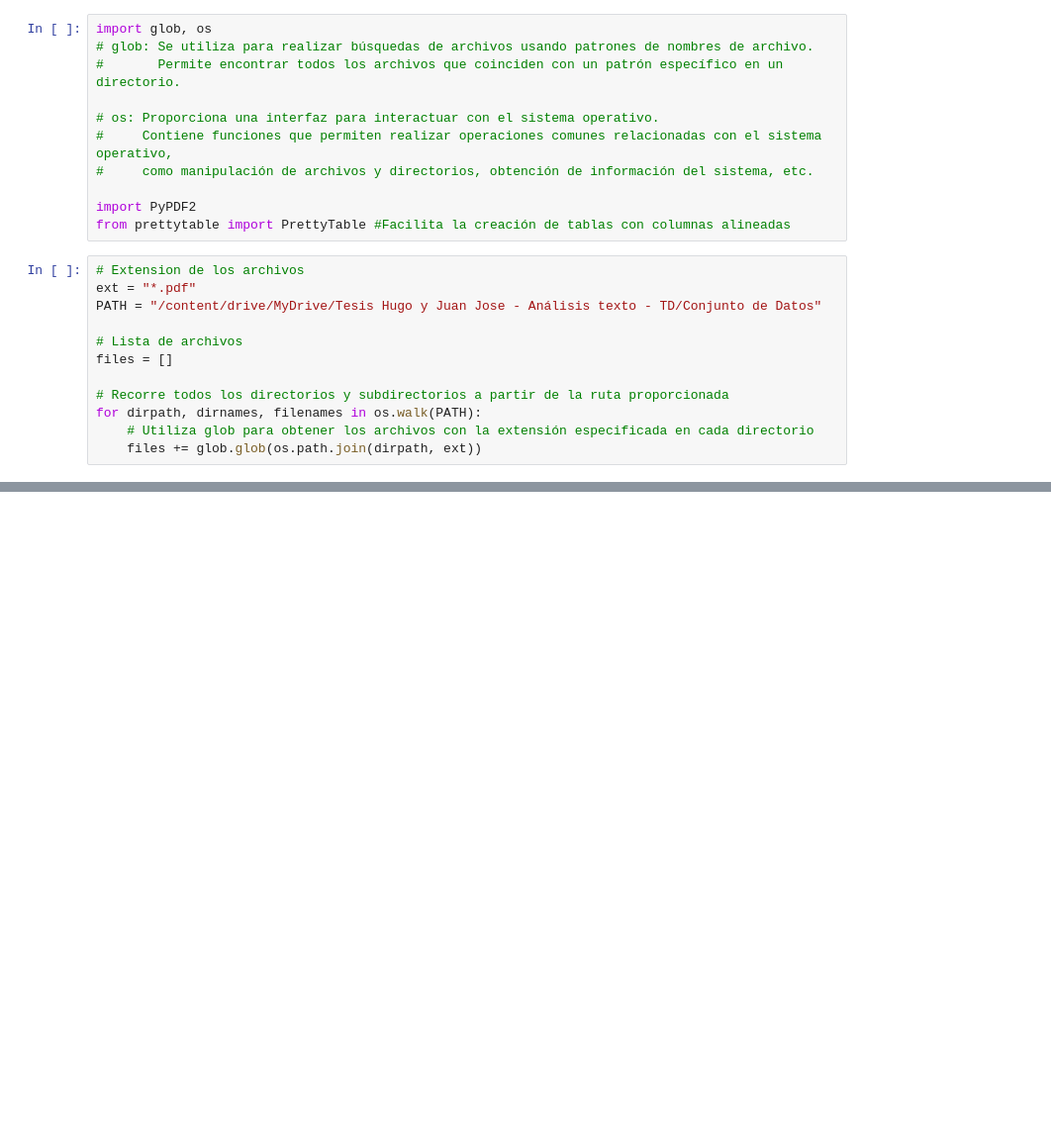
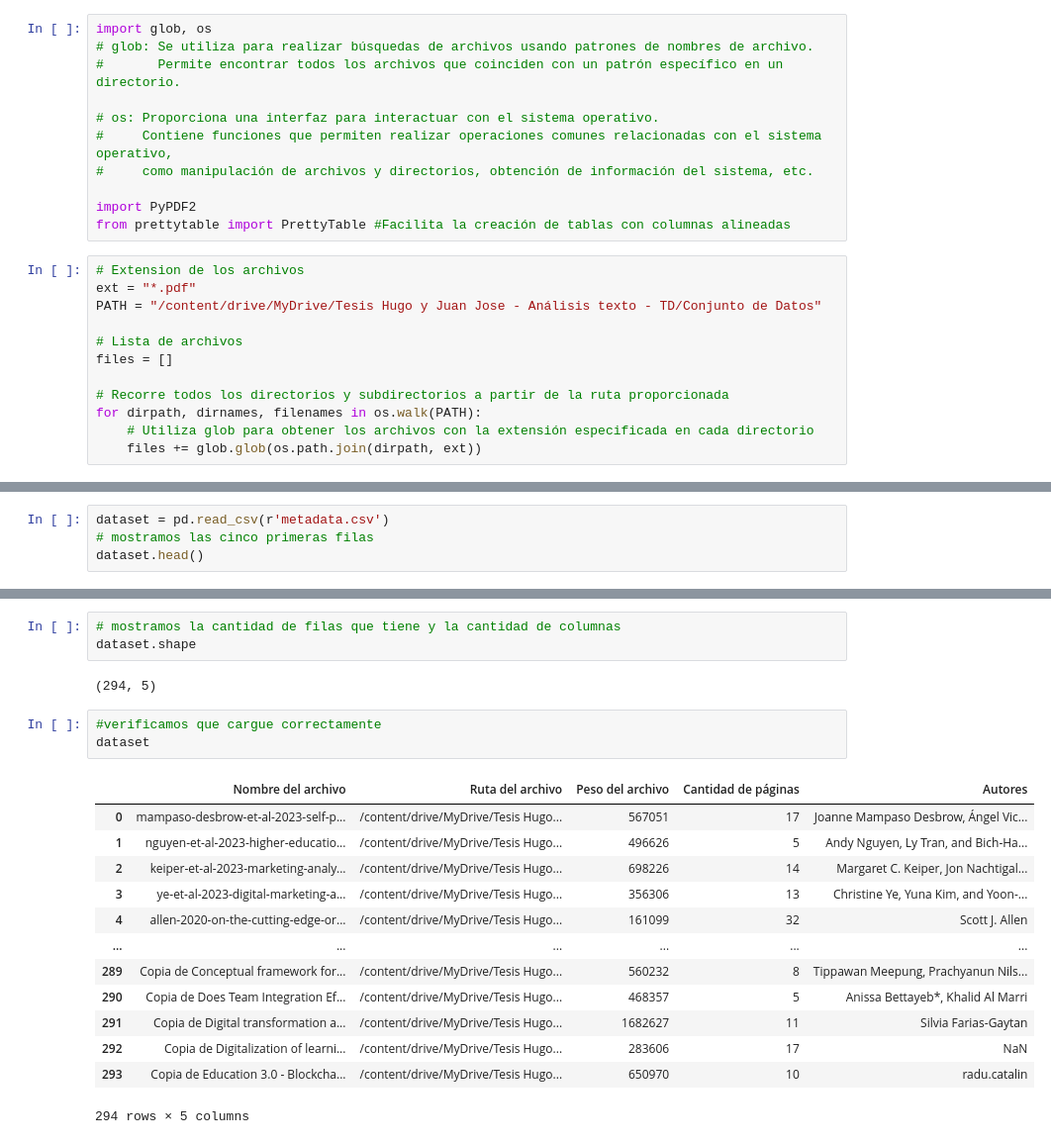
Before and after one commit to Jjmorenog/Analisis-de-texto-automatico, a Jupyter notebook: Analisis_de_texto.ipynb, the cells around one changed output, grey strips where cells are left out. Shown at 99% size. Drawn from its saved outputs; the diff is of its cells as text; blank space fills up the shorter version.

```diff
--- a/Analisis_de_texto.ipynb
+++ b/Analisis_de_texto.ipynb
@@ -113,0 +170,4 @@ Número de páginas: 24
+# %%
+dataset = pd.read_csv(r'metadata.csv')
+# mostramos las cinco primeras filas
+dataset.head()
@@ -113,0 +181,22 @@ Número de páginas: 24
+# %%
+# mostramos la cantidad de filas que tiene y la cantidad de columnas
+dataset.shape
+# %% [output]
+(294, 5)
+# %%
+#verificamos que cargue correctamente
+dataset
+# %% [output]
+|  | Nombre del archivo | Ruta del archivo | Peso del archivo | Cantidad de páginas | Autores |
+| 0 | mampaso-desbrow-et-al-2023-self-p... | /content/drive/MyDrive/Tesis Hugo... | 567051 | 17 | Joanne Mampaso Desbrow, Ángel Vic... |
+| 1 | nguyen-et-al-2023-higher-educatio... | /content/drive/MyDrive/Tesis Hugo... | 496626 | 5 | Andy Nguyen, Ly Tran, and Bich-Ha... |
+| 2 | keiper-et-al-2023-marketing-analy... | /content/drive/MyDrive/Tesis Hugo... | 698226 | 14 | Margaret C. Keiper, Jon Nachtigal... |
+| 3 | ye-et-al-2023-digital-marketing-a... | /content/drive/MyDrive/Tesis Hugo... | 356306 | 13 | Christine Ye, Yuna Kim, and Yoon-... |
+| 4 | allen-2020-on-the-cutting-edge-or... | /content/drive/MyDrive/Tesis Hugo... | 161099 | 32 | Scott J. Allen |
+| ... | ... | ... | ... | ... | ... |
+| 289 | Copia de Conceptual framework for... | /content/drive/MyDrive/Tesis Hugo... | 560232 | 8 | Tippawan Meepung, Prachyanun Nils... |
+| 290 | Copia de Does Team Integration Ef... | /content/drive/MyDrive/Tesis Hugo... | 468357 | 5 | Anissa Bettayeb*, Khalid Al Marri |
+| 291 | Copia de Digital transformation a... | /content/drive/MyDrive/Tesis Hugo... | 1682627 | 11 | Silvia Farias-Gaytan |
+| 292 | Copia de Digitalization of learni... | /content/drive/MyDrive/Tesis Hugo... | 283606 | 17 | NaN |
+| 293 | Copia de Education 3.0 - Blockcha... | /content/drive/MyDrive/Tesis Hugo... | 650970 | 10 | radu.catalin |
+294 rows × 5 columns
```
Also changed, not shown: parts of 15 cells of this notebook.
